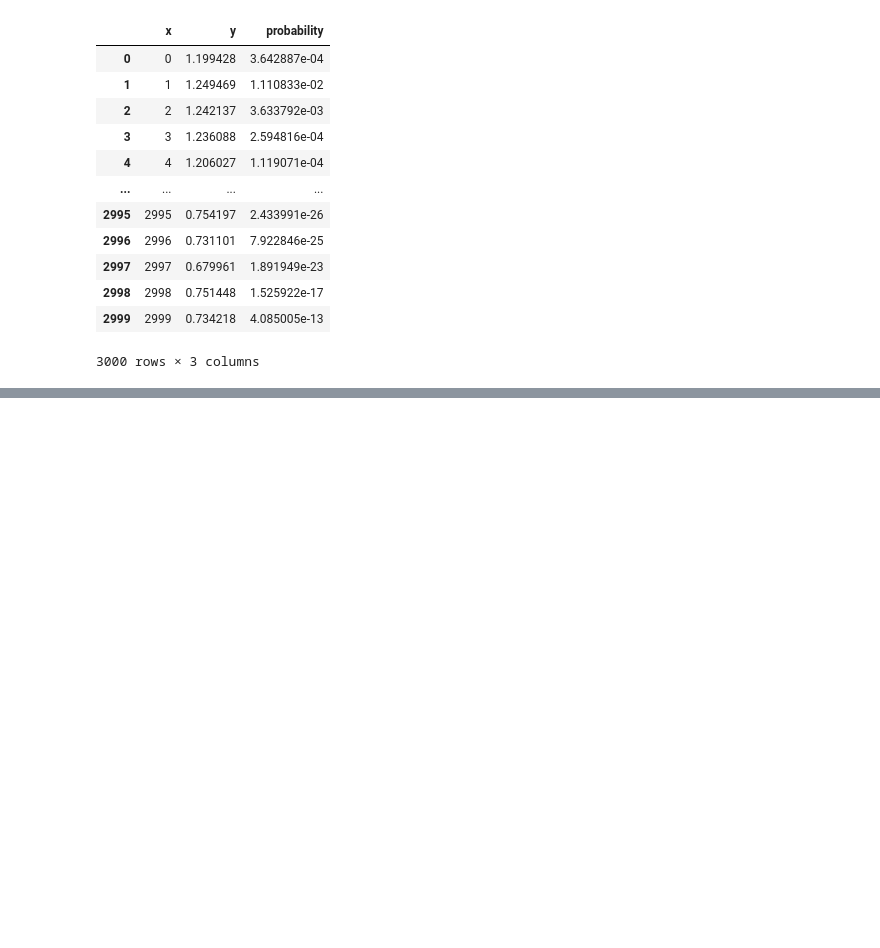
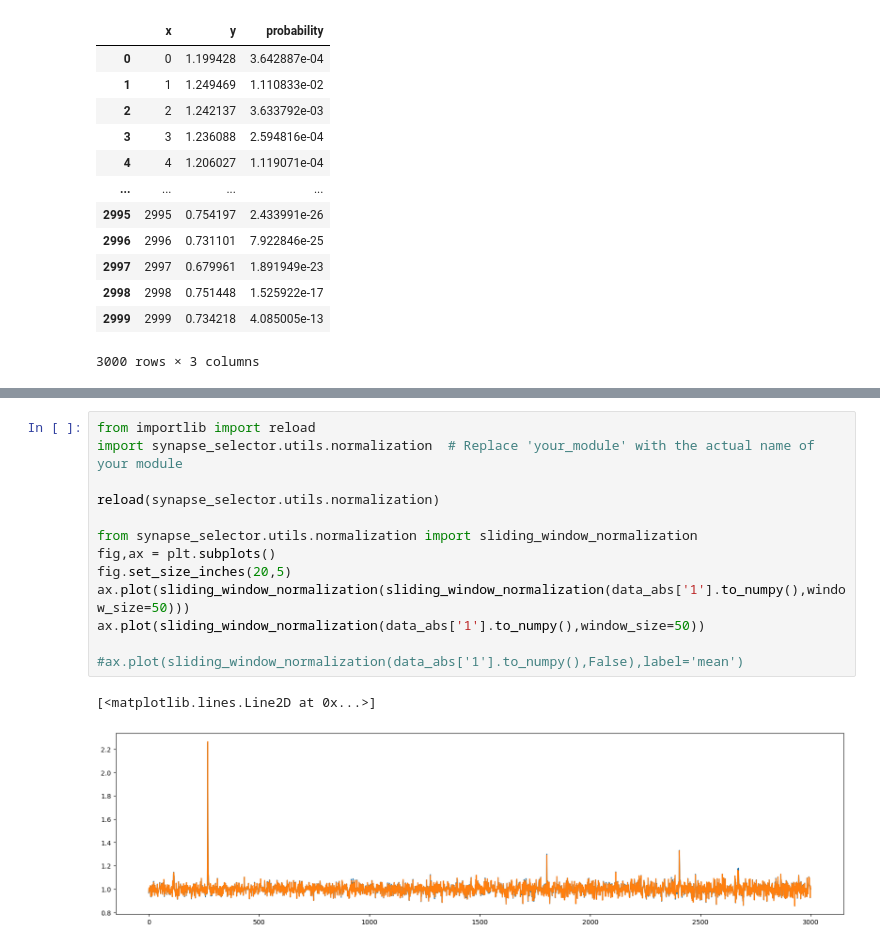
Before and after one commit to s-weissbach/trace_selector, a Jupyter notebook: test.ipynb, the cells around one changed output, grey strips where cells are left out. Saved outputs shown, nothing was run; the diff lists cells and outputs as text; blank space fills up the shorter version.

```diff
--- a/test.ipynb
+++ b/test.ipynb
@@ -351,0 +317,16 @@ TypeError: '>' not supported between instances of 'list' and 'float'
+# %%
+from importlib import reload
+import synapse_selector.utils.normalization  # Replace 'your_module' with the actual name of your module
+
+reload(synapse_selector.utils.normalization)
+
+from synapse_selector.utils.normalization import sliding_window_normalization
+fig,ax = plt.subplots()
+fig.set_size_inches(20,5)
+ax.plot(sliding_window_normalization(sliding_window_normalization(data_abs['1'].to_numpy(),window_size=50)))
+ax.plot(sliding_window_normalization(data_abs['1'].to_numpy(),window_size=50))
+
+#ax.plot(sliding_window_normalization(data_abs['1'].to_numpy(),False),label='mean')
+# %% [output]
+[<matplotlib.lines.Line2D at 0x...>]
+[figure, added]
```
Also changed, not shown: parts of 11 cells of this notebook, 23 other files.
